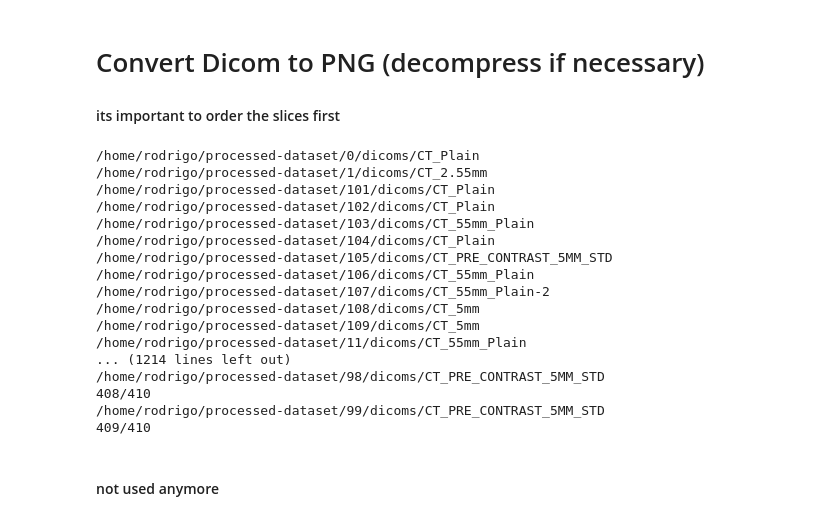
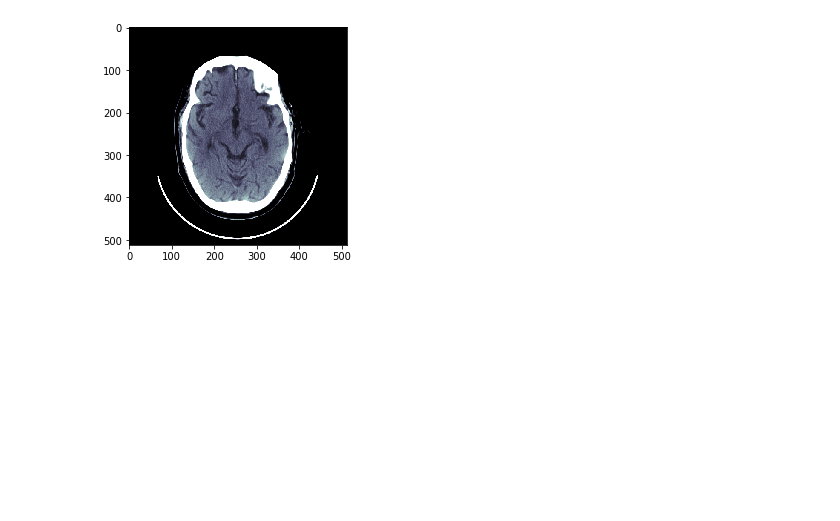
Before and after one commit to PinheiroRodrigo/StrokeDetection, a Jupyter notebook: ProcessDicom.ipynb, the cells around one changed output. Cells and saved outputs as stored; diff of their text form; code cells hidden in the pictures; blank space fills up the shorter version.

```diff
--- a/ProcessDicom.ipynb
+++ b/ProcessDicom.ipynb
@@ -112,62 +13,0 @@ def rename_serie_instances(serie_path, sorted_by_z):
-# %% [markdown]
-# Convert Dicom to PNG (decompress if necessary)
-#### its important to order the slices first
-# %%
-# convert compressed dicom to raw format
-def convert_to_raw(src, dst):
-    subprocess.run(["gdcmconv", "--raw", src, dst])
-# convert dicom to png
-def dcm_to_png(src, dst):
-    subprocess.run(["dcm2pnm", "+on", "+Sxv", "224", "+Wi", "1", src, dst])
-
-def generate_pngs(serie_path):
-    # /home/rodrigo/Batch/0/dicoms/serie_name
-    exam_dir = os.path.dirname(os.path.dirname(serie_path))
-    for dcm_path in glob(serie_path + "/*.dcm"):
-        compression = os.popen("gdcminfo " + dcm_path).read().splitlines()[1]
-        png_name = Path(dcm_path).stem + ".png"
-        if "JPEG" in compression:
-            raw_path = exam_dir + "/pngs/" + os.path.basename(dcm_path)
-            convert_to_raw(dcm_path, raw_path)
-            dcm_to_png(raw_path, exam_dir + "/pngs/" + png_name)
-            os.remove(raw_path)
-        else:
-            dcm_to_png(dcm_path, exam_dir + "/pngs/" + png_name)
-
-def gen_all_pngs(root_dir):
-    f = open(root_dir + "GoodDirs.txt", "r")
-    scans = f.readlines()
-    n_scans = len(scans)
-    x = 0
-    for serie_path in scans:
-        serie_path = serie_path.strip("\n")
-        if os.path.isdir(serie_path):
-            print(serie_path)
-            generate_pngs(serie_path)
-            print(str(x) + "/" + str(n_scans))
-            x += 1
-
-root_dir = '/home/rodrigo/processed-dataset/'
-good_scans = root_dir + 'GoodDirs.txt'
-order_all_series(good_scans)
-gen_all_pngs(root_dir)
-# %% [output]
-/home/rodrigo/processed-dataset/0/dicoms/CT_Plain
-/home/rodrigo/processed-dataset/1/dicoms/CT_2.55mm
-/home/rodrigo/processed-dataset/101/dicoms/CT_Plain
-/home/rodrigo/processed-dataset/102/dicoms/CT_Plain
-/home/rodrigo/processed-dataset/103/dicoms/CT_55mm_Plain
-/home/rodrigo/processed-dataset/104/dicoms/CT_Plain
-/home/rodrigo/processed-dataset/105/dicoms/CT_PRE_CONTRAST_5MM_STD
-/home/rodrigo/processed-dataset/106/dicoms/CT_55mm_Plain
-/home/rodrigo/processed-dataset/107/dicoms/CT_55mm_Plain-2
-/home/rodrigo/processed-dataset/108/dicoms/CT_5mm
-/home/rodrigo/processed-dataset/109/dicoms/CT_5mm
-/home/rodrigo/processed-dataset/11/dicoms/CT_55mm_Plain
-... (1214 lines left out)
-/home/rodrigo/processed-dataset/98/dicoms/CT_PRE_CONTRAST_5MM_STD
-408/410
-/home/rodrigo/processed-dataset/99/dicoms/CT_PRE_CONTRAST_5MM_STD
-409/410
-# %% [markdown]
-#### not used anymore
@@ -197,0 +66,18 @@ gen_all_pngs(root_dir)
+# %%
+# IMPORTANTE: ANTES DE GERAR OS PNGS PRECISO USAR ISSO COMO MASK PARA REMOVER O CRANIO
+dcm_example = "/home/rodrigo/samples-tcc/110/dicoms/CT14.dcm"
+# READ DICOM
+dcm_data = pydicom.read_file(dcm_example)
+img = dcm_data.pixel_array
+# SCALE PARAMS
+xsize = 512; ysize = 512
+xscale = xsize/img.shape[0]
+yscale = ysize/img.shape[1]
+# DCM TO HU
+dcm = dcm_to_hu_224(dcm_example, xscale, yscale)
+bone_mask = create_channel(dcm, 40, 100)
+# PLOT
+plt.imshow(bone_mask, cmap=plt.cm.bone)
+plt.show()
+# %% [output]
+[figure, added]
```
Also changed, not shown: parts of 15 cells of this notebook, 5 other files.
